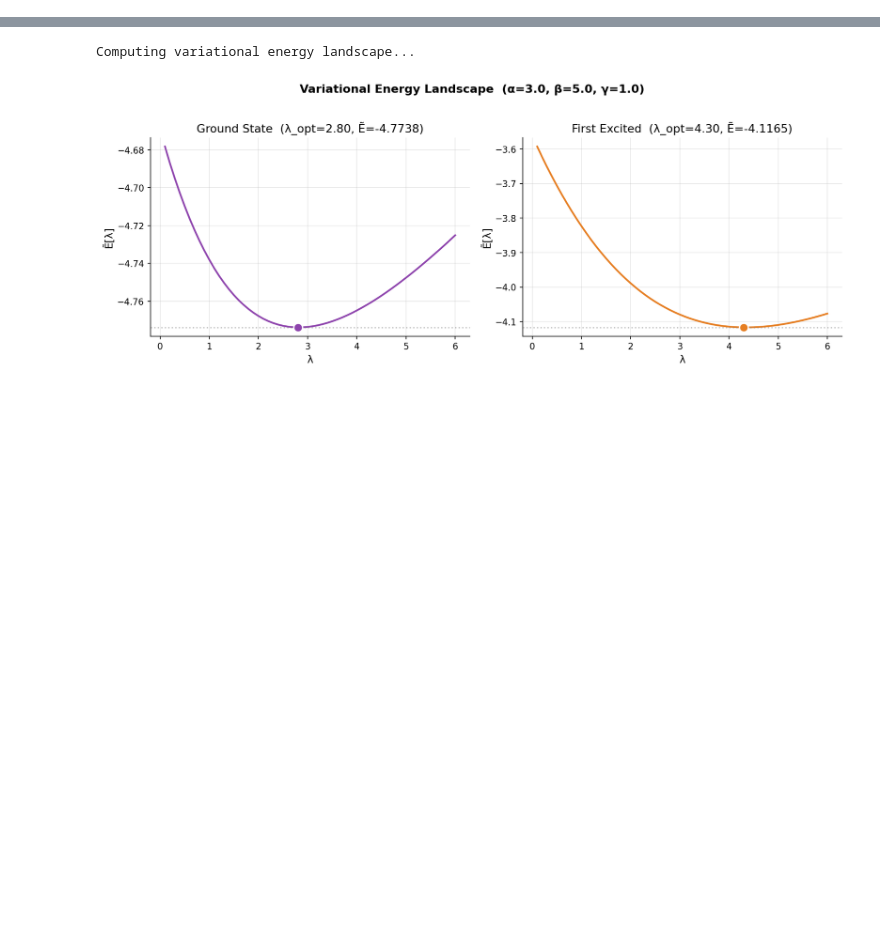
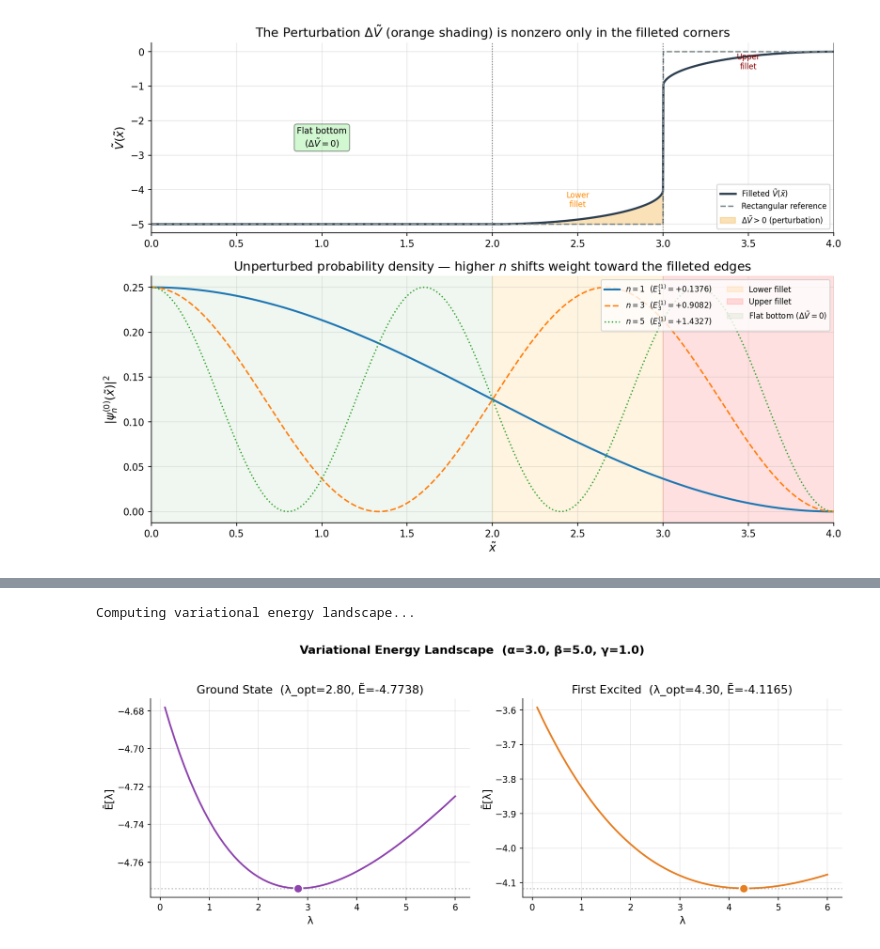
Before and after one commit to rifu-uni/qm-well, a Jupyter notebook: notebooks/filleted_well.ipynb, the cells around one changed output, grey strips where cells are left out. Cells and saved outputs as stored; diff of their text form; code cells hidden in the pictures; blank space fills up the shorter version.

Commit message:
polished README and notebook explanations, added additional visual comparison of methods

```diff
--- a/notebooks/filleted_well.ipynb
+++ b/notebooks/filleted_well.ipynb
@@ -179,0 +181,86 @@ Well width 2L = 8.00 a₀
+# %%
+def plot_perturbation_insight(alpha=3.0, beta=5.0, gamma=1.0):
+    """Show why the perturbation correction grows with n.
+
+    Top panel: The filleted and rectangular potentials, with ΔṼ(x) shaded.
+    Bottom panel: |ψ_n^(0)(x)|² for n=1,3,5 on the half-domain [0, L],
+    showing how higher-n states have more probability density in the
+    filleted corner regions where ΔṼ ≠ 0.
+    """
+    L = alpha + gamma
+    N_plot = 2000
+    x = np.linspace(0, L, N_plot)
+
+    fig, (ax1, ax2) = plt.subplots(2, 1, figsize=(11, 8),
+                                     gridspec_kw={'height_ratios': [1, 1.3]})
+
+    # ---- Top panel: Potentials and ΔṼ ----
+    V_fillet = v_tilde(x, alpha, beta, gamma)
+    V_rect = rectangular_v_tilde(x, alpha, beta, gamma)
+    delta_V = V_fillet - V_rect
+
+    ax1.plot(x, V_fillet, color=COLORS['potential'], linewidth=2.2,
+             label='Filleted $\\tilde{V}(\\tilde{x})$')
+    ax1.plot(x, V_rect, '--', color=COLORS['potential_rect'], linewidth=1.5,
+             label='Rectangular reference')
+    ax1.fill_between(x, V_fillet, V_rect, where=(delta_V > 1e-10),
+                     color=COLORS['energy_pert'], alpha=0.3,
+                     label='$\\Delta\\tilde{V} > 0$ (perturbation)')
+
+    # Region boundaries
+    for xb in [alpha - gamma, alpha]:
+        ax1.axvline(x=xb, color='black', linestyle=':', alpha=0.5, linewidth=1)
+    ax1.axvline(x=L, color='black', linestyle='-', alpha=0.6, linewidth=1)
+
+    # Annotate regions
+    ax1.annotate('Flat bottom\n($\\Delta\\tilde{V}=0$)',
+                 xy=((alpha-gamma)/2, -beta*0.55), ha='center', fontsize=9,
+                 bbox=dict(boxstyle='round,pad=0.3', facecolor='lightgreen', alpha=0.4))
+    ax1.annotate('Lower\nfillet', xy=(alpha - gamma/2, -(beta - gamma/2)),
+                 ha='center', fontsize=8, color='darkorange')
+    ax1.annotate('Upper\nfillet', xy=(alpha + gamma/2, -gamma/2),
+                 ha='center', fontsize=8, color='darkred')
+
+    ax1.set_ylabel('$\\tilde{V}(\\tilde{x})$')
+    ax1.set_title('The Perturbation $\\Delta\\tilde{V}$ (orange shading) is nonzero only in the filleted corners')
+    ax1.legend(loc='lower right', fontsize=8)
+    ax1.set_xlim(0, L)
+
+    # ---- Bottom panel: Probability densities ----
+    # Pre-compute the first-order corrections for the legend
+    pert = perturbation_energies(alpha, beta, gamma, n_states=6, n_quad=5001)
+
+    for n, ls, lw in [(1, '-', 2.0), (3, '--', 1.6), (5, ':', 1.4)]:
+        psi = np.sin(n * np.pi * (x + L) / (2 * L)) / np.sqrt(L)
+        prob = psi**2
+
+        E1_val = pert[n-1]['E1']
+        ax2.plot(x, prob, linestyle=ls, linewidth=lw,
+                 label=f'$n={n}$  ($E_{{{n}}}^{{(1)}} = {E1_val:+.4f}$)')
+
+    # Shade the filleted regions in the bottom panel
+    ax2.axvspan(alpha - gamma, alpha, alpha=0.12, color='orange',
+                label='Lower fillet')
+    ax2.axvspan(alpha, L, alpha=0.12, color='red',
+                label='Upper fillet')
+    ax2.axvspan(0, alpha - gamma, alpha=0.06, color='green',
+                label='Flat bottom ($\\Delta\\tilde{V}=0$)')
+
+    ax2.set_xlabel('$\\tilde{x}$')
+    ax2.set_ylabel('$|\\psi_n^{(0)}(\\tilde{x})|^2$')
+    ax2.set_title('Unperturbed probability density — higher $n$ shifts weight toward the filleted edges')
+    ax2.legend(loc='upper right', fontsize=8, ncol=2)
+    ax2.set_xlim(0, L)
+
+    plt.tight_layout()
+    plt.show()
+
+    # Print a summary
+    print("First-order corrections E_n^(1):")
+    for r in pert:
+        print(f"  n={r['n']}: E0={r['E0']:.4f}, E1={r['E1']:.4f}, E_total={r['E_total']:.4f}")
+
+
+plot_perturbation_insight(alpha=ALPHA, beta=BETA, gamma=GAMMA)
+# %% [output]
+[figure, added]
```
Also changed, not shown: parts of 28 cells of this notebook, 5 other files.
